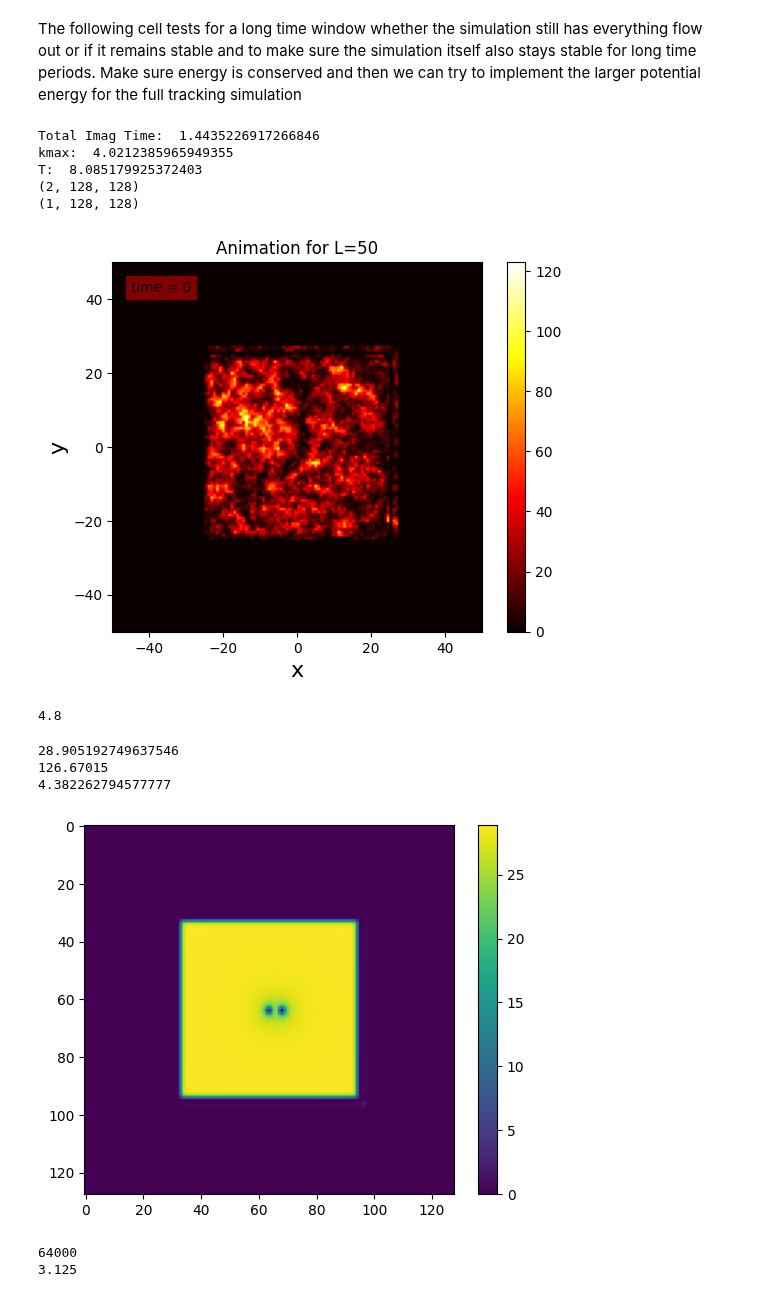
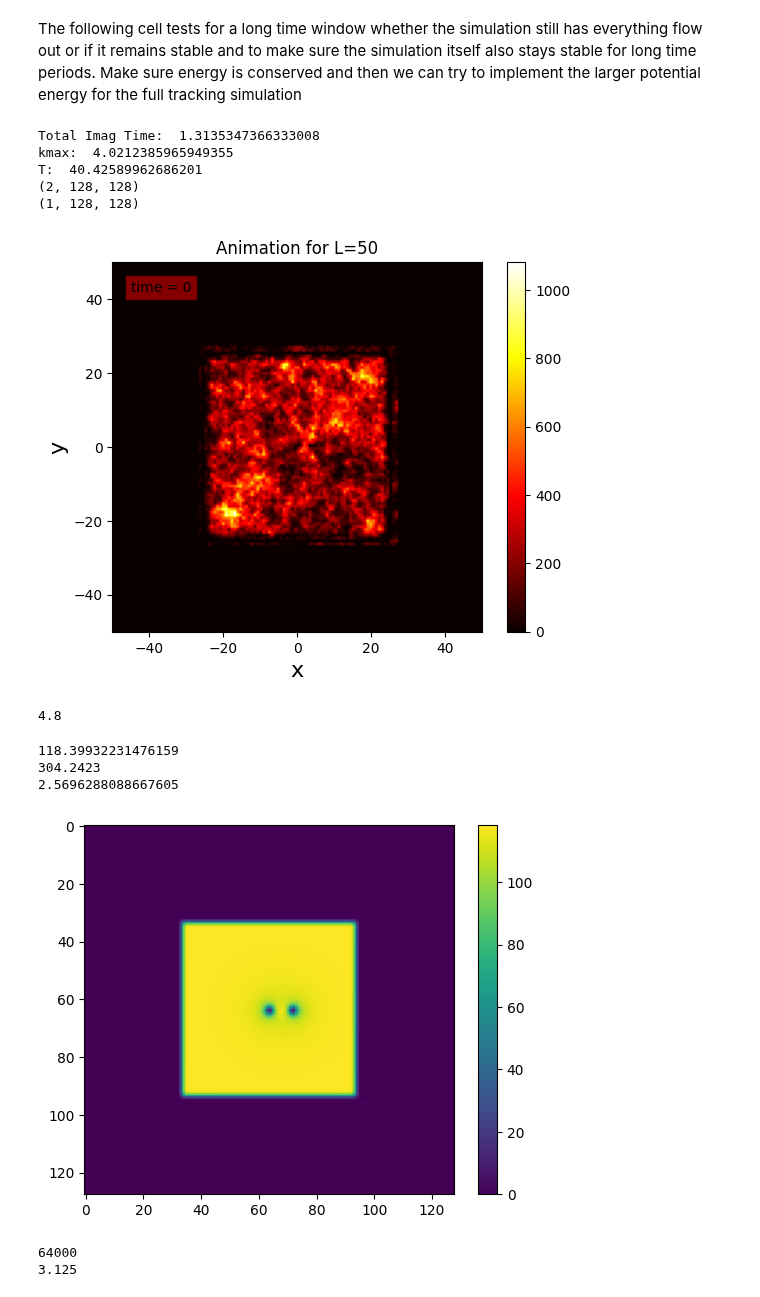
Before and after one commit to easuit24/BECs2, a Jupyter notebook: vortexnoise_investigation.ipynb, the cells around one changed output. Saved outputs shown, nothing was run; the diff lists cells and outputs as text; code cells hidden in the pictures.

```diff
--- a/vortexnoise_investigation.ipynb
+++ b/vortexnoise_investigation.ipynb
@@ -7,14 +7,14 @@ from classicalfield_orig import FiniteTempGPE as gpe2
 # %% [markdown]
 The following cell tests for a long time window whether the simulation still has everything flow out or if it remains stable and to make sure the simulation itself also stays stable for long time periods. Make sure energy is conserved and then we can try to implement the larger potential energy for the full tracking simulation
 # %%
-g = gpe(npoints = 2**6, L = 50, numImagSteps = 2000, numRealSteps = 1000, dtcoef = 0.0005, boxthickness = 0.4, Nsamples = 1, runAnim = True, animFileName='test', Tfact = 1, dst = False, vortex = True)
+g = gpe(npoints = 2**6,  winMult = 2, numImagSteps = 2000, numRealSteps = 1000, dtcoef = 0.0005, boxthickness = 0.4, Nsamples = 1, runAnim = True, animFileName='test', Tfact = 5, dst = False, vortex = True)
 # %% [output]
-Total Imag Time:  1.4435226917266846
+Total Imag Time:  1.3135347366333008
 kmax:  4.0212385965949355
-T:  8.085179925372403
+T:  40.42589962686201
 (2, 128, 128)
 (1, 128, 128)
-[figure, old version]
+[figure, new version]
 # %%
 print(120/25)
 # %% [output]
@@ -26,10 +26,10 @@ print(np.max(np.abs(g.gpeobj.psi)**2))
 print(np.max(np.abs(g.snaps[-1])**2))
 print(np.max(np.abs(g.snaps[-1])**2)/np.max(np.abs(g.gpeobj.psi)**2))
 # %% [output]
-28.905192749637546
-126.67015
-4.382262794577777
+118.39932231476159
+304.2423
+2.5696288088667605
-[figure, old version]
+[figure, new version]
 # %%
 print(g.gpeobj.Natoms)
 print(g.dx)
```
Also changed, not shown: parts of 11 cells of this notebook, 2 other files.
